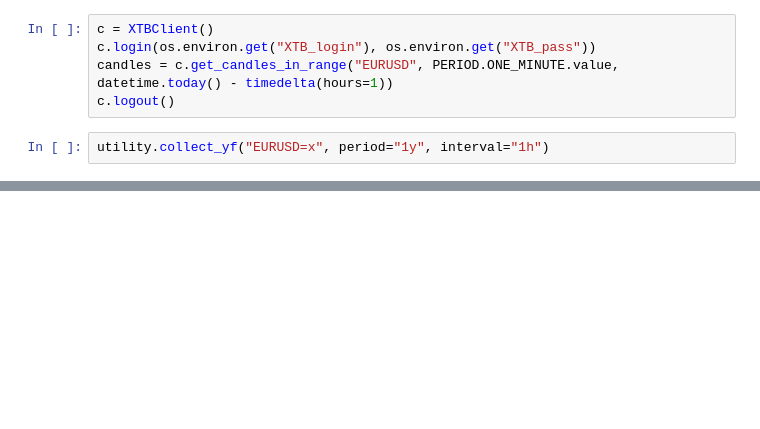
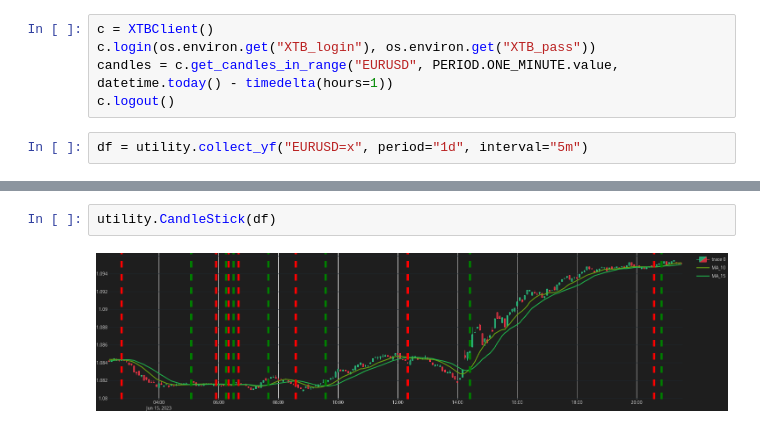
Before and after one commit to marmibv/XTB-Trader, a Jupyter notebook: api_tests.ipynb, the cells around one changed output, grey strips where cells are left out. Saved outputs shown, nothing was run; the diff lists cells and outputs as text; blank space fills up the shorter version.

```diff
--- a/api_tests.ipynb
+++ b/api_tests.ipynb
@@ -124,4 +124,4 @@ c.login(os.environ.get("XTB_login"), os.environ.get("XTB_pass"))
 candles = c.get_candles_in_range("EURUSD", PERIOD.ONE_MINUTE.value,  datetime.today() - timedelta(hours=1))
 c.logout()
 # %%
-utility.collect_yf("EURUSD=x", period="1y", interval="1h")
+df = utility.collect_yf("EURUSD=x", period="1d", interval="5m")
@@ -275,0 +148,4 @@ kwargs["sl"] = kwargs["price"] - kwargs["sl"] * 0.0001
+# %%
+utility.CandleStick(df)
+# %% [output]
+[figure, added]
```
Also changed, not shown: parts of 17 cells of this notebook, 4 other files.
